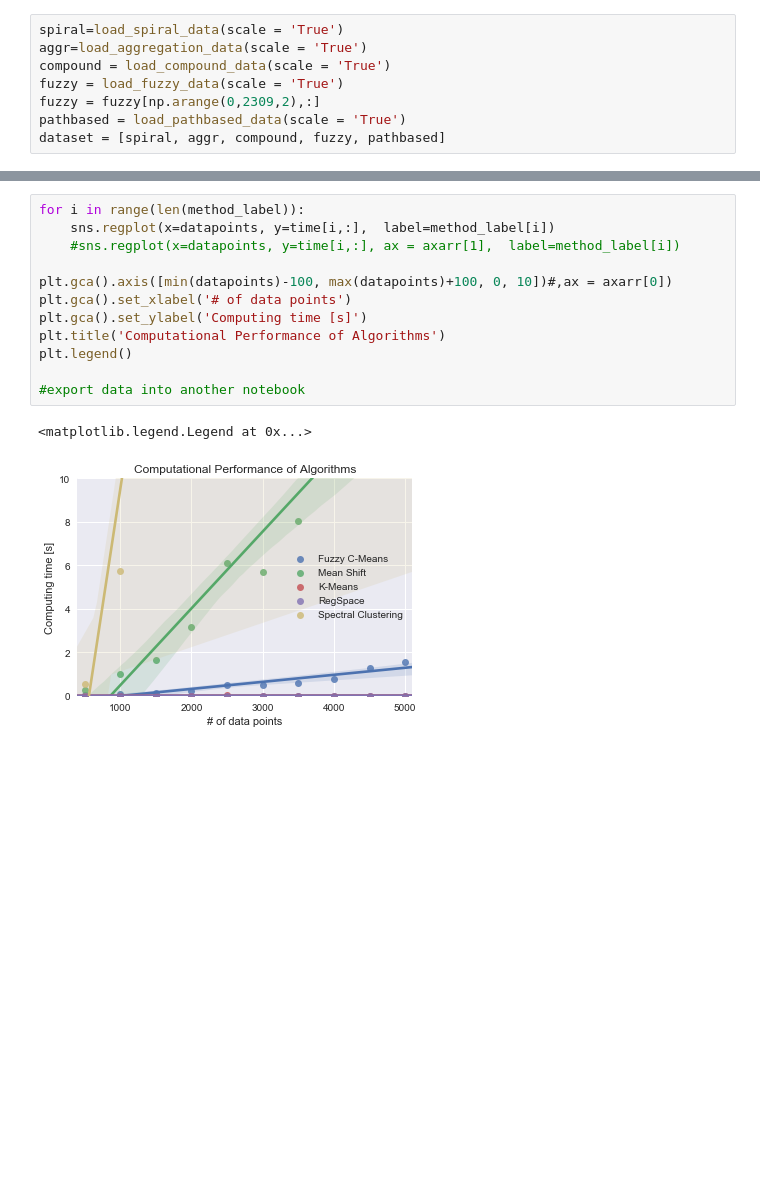
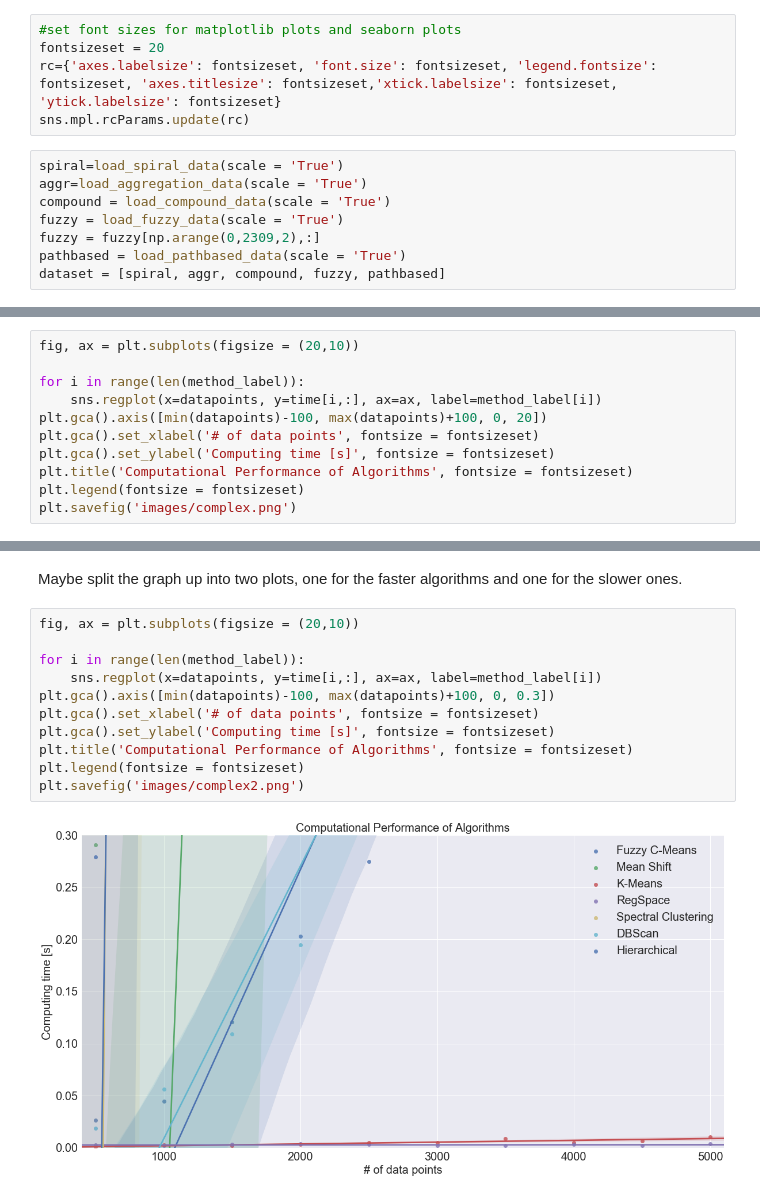
Before and after one commit to clustertoolsgroup/clustertools_project, a Jupyter notebook: Computational tests.ipynb, the cells around one changed output, grey strips where cells are left out. Drawn from its saved outputs; the diff is of its cells as text; blank space fills up the shorter version.

```diff
--- a/Computational tests.ipynb
+++ b/Computational tests.ipynb
@@ -10,6 +14,11 @@ from clustertools.models.fuzzy import FuzzyCMeans
 import pandas as pd
 import seaborn as sns
 %matplotlib inline
+# %%
+#set font sizes for matplotlib plots and seaborn plots
+fontsizeset = 20
+rc={'axes.labelsize': fontsizeset, 'font.size': fontsizeset, 'legend.fontsize': fontsizeset, 'axes.titlesize': fontsizeset,'xtick.labelsize': fontsizeset, 'ytick.labelsize': fontsizeset}
+sns.mpl.rcParams.update(rc)
 # %%
 spiral=load_spiral_data(scale = 'True')
 aggr=load_aggregation_data(scale = 'True')
@@ -79,3 +105,14 @@ Constructing gaussian similarity matrix
 Computing generalized Laplacian eigenproblem
 Constructing gaussian similarity matrix
 Computing generalized Laplacian eigenproblem
+# %%
+fig, ax = plt.subplots(figsize = (20,10))
+
+for i in range(len(method_label)):
+    sns.regplot(x=datapoints, y=time[i,:], ax=ax, label=method_label[i])
+plt.gca().axis([min(datapoints)-100, max(datapoints)+100, 0, 20])
+plt.gca().set_xlabel('# of data points', fontsize = fontsizeset)
+plt.gca().set_ylabel('Computing time [s]', fontsize = fontsizeset)
+plt.title('Computational Performance of Algorithms', fontsize = fontsizeset)
+plt.legend(fontsize = fontsizeset)
+plt.savefig('images/complex.png')
@@ -82,15 +121,15 @@ Computing generalized Laplacian eigenproblem
+# %% [markdown]
+Maybe split the graph up into two plots, one for the faster algorithms and one for the slower ones.
 # %%
+fig, ax = plt.subplots(figsize = (20,10))
+
 for i in range(len(method_label)):
-    sns.regplot(x=datapoints, y=time[i,:],  label=method_label[i])
-    #sns.regplot(x=datapoints, y=time[i,:], ax = axarr[1],  label=method_label[i])
-
-plt.gca().axis([min(datapoints)-100, max(datapoints)+100, 0, 10])#,ax = axarr[0])
-plt.gca().set_xlabel('# of data points')
-plt.gca().set_ylabel('Computing time [s]')
-plt.title('Computational Performance of Algorithms')
-plt.legend()
-
-#export data into another notebook
+    sns.regplot(x=datapoints, y=time[i,:], ax=ax, label=method_label[i])
+plt.gca().axis([min(datapoints)-100, max(datapoints)+100, 0, 0.3])
+plt.gca().set_xlabel('# of data points', fontsize = fontsizeset)
+plt.gca().set_ylabel('Computing time [s]', fontsize = fontsizeset)
+plt.title('Computational Performance of Algorithms', fontsize = fontsizeset)
+plt.legend(fontsize = fontsizeset)
+plt.savefig('images/complex2.png')
 # %% [output]
-<matplotlib.legend.Legend at 0x...>
-[figure, old version]
+[figure, new version]
```
Also changed, not shown: parts of 7 cells of this notebook, 10 other files.
